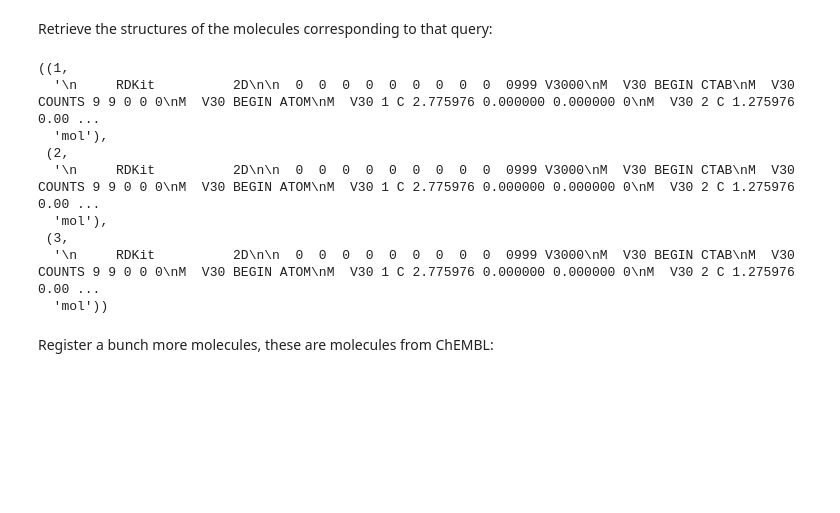
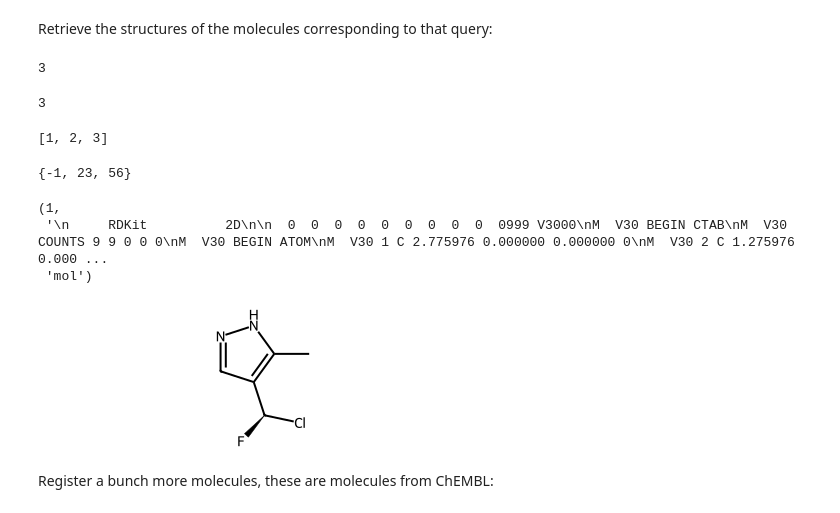
Before and after one commit to rinikerlab/lightweight-registration, a Jupyter notebook: demo.ipynb, the cells around one changed output. Drawn from its saved outputs; the diff is of its cells as text; code cells hidden in the pictures; blank space fills up the shorter version.

```diff
--- a/demo.ipynb
+++ b/demo.ipynb
@@ -51,16 +56,34 @@ lwreg.query(smiles='Cc1[nH]ncc1[C@H](F)Cl',layers=lwreg.utils.HashLayer.NO_STERE
 # %% [markdown]
 Retrieve the structures of the molecules corresponding to that query:
 # %%
-lwreg.retrieve(ids=[1,2,3],config=config)
+res = lwreg.retrieve(ids=[1,2,3,78],config=config)
+len(res)
 # %% [output]
-((1,
-  '\n     RDKit          2D\n\n  0  0  0  0  0  0  0  0  0  0999 V3000\nM  V30 BEGIN CTAB\nM  V30 COUNTS 9 9 0 0 0\nM  V30 BEGIN ATOM\nM  V30 1 C 2.775976 0.000000 0.000000 0\nM  V30 2 C 1.275976 0.00 ...
-  'mol'),
- (2,
-  '\n     RDKit          2D\n\n  0  0  0  0  0  0  0  0  0  0999 V3000\nM  V30 BEGIN CTAB\nM  V30 COUNTS 9 9 0 0 0\nM  V30 BEGIN ATOM\nM  V30 1 C 2.775976 0.000000 0.000000 0\nM  V30 2 C 1.275976 0.00 ...
-  'mol'),
- (3,
-  '\n     RDKit          2D\n\n  0  0  0  0  0  0  0  0  0  0999 V3000\nM  V30 BEGIN CTAB\nM  V30 COUNTS 9 9 0 0 0\nM  V30 BEGIN ATOM\nM  V30 1 C 2.775976 0.000000 0.000000 0\nM  V30 2 C 1.275976 0.00 ...
-  'mol'))
+3
+# %%
+ids = [1,2,3,56,23,-1]
+res = lwreg.retrieve(ids=ids,config=config)
+len(res)
+# %% [output]
+3
+# %%
+ids_found = [x[0] for x in res]
+ids_found
+# %% [output]
+[1, 2, 3]
+# %%
+set(ids).difference(ids_found)
+# %% [output]
+{-1, 23, 56}
+# %%
+res[0]
+# %% [output]
+(1,
+ '\n     RDKit          2D\n\n  0  0  0  0  0  0  0  0  0  0999 V3000\nM  V30 BEGIN CTAB\nM  V30 COUNTS 9 9 0 0 0\nM  V30 BEGIN ATOM\nM  V30 1 C 2.775976 0.000000 0.000000 0\nM  V30 2 C 1.275976 0.000 ...
+ 'mol')
+# %%
+Chem.MolFromMolBlock(res[0][1])
+# %% [output]
+[figure, added]
 # %% [markdown]
 Register a bunch more molecules, these are molecules from ChEMBL:
```
Also changed, not shown: parts of 17 cells of this notebook, 2 other files.
